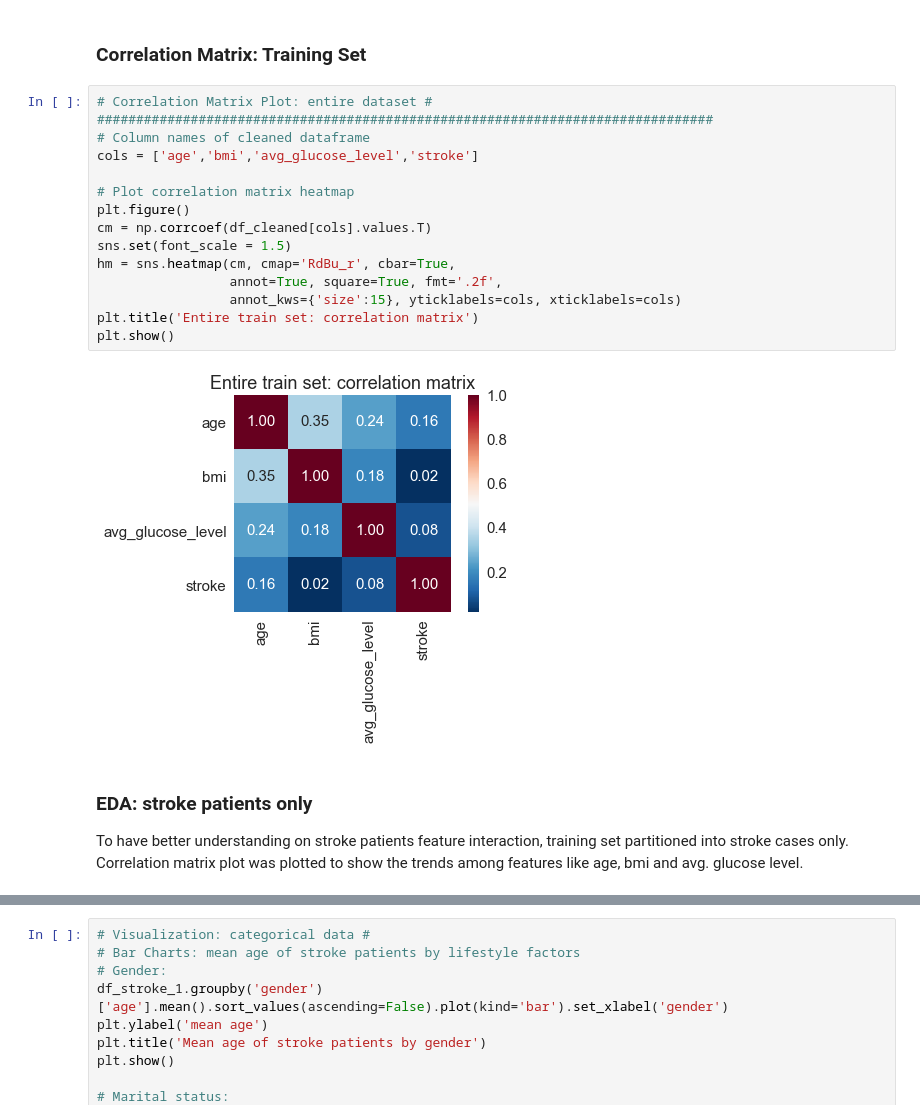
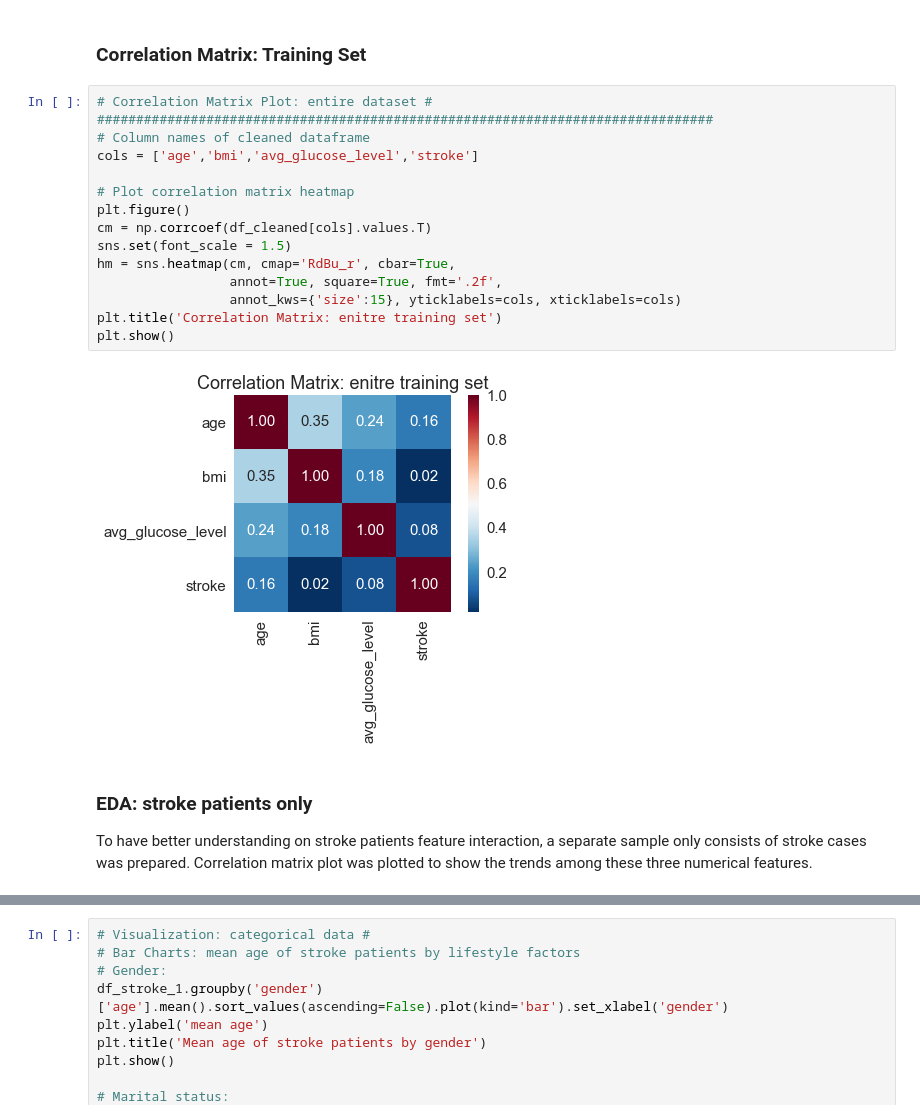
Before and after one commit to emgoh/capstone, a Jupyter notebook: capstone_codes/cp_stroke_tidy_notebook.ipynb, the cells around one changed output, grey strips where cells are left out. Saved outputs shown, nothing was run; the diff lists cells and outputs as text.

```diff
--- a/capstone_codes/cp_stroke_tidy_notebook.ipynb
+++ b/capstone_codes/cp_stroke_tidy_notebook.ipynb
@@ -425,24 +520,23 @@ plt.show()
 # %%
 # Correlation Matrix Plot: entire dataset #
 ###############################################################################
 # Column names of cleaned dataframe
 cols = ['age','bmi','avg_glucose_level','stroke']
 
 # Plot correlation matrix heatmap
 plt.figure()
 cm = np.corrcoef(df_cleaned[cols].values.T)
 sns.set(font_scale = 1.5)
 hm = sns.heatmap(cm, cmap='RdBu_r', cbar=True,
                  annot=True, square=True, fmt='.2f',
                  annot_kws={'size':15}, yticklabels=cols, xticklabels=cols)
-plt.title('Entire train set: correlation matrix')
+plt.title('Correlation Matrix: enitre training set')
 plt.show()
 # %% [output]
-[figure, old version]
+[figure, new version]
 # %% [markdown]
 ### EDA: stroke patients only ###
-To have better understanding on stroke patients feature interaction, training set partitioned into stroke cases only.
-Correlation matrix plot was plotted to show the trends among features like age, bmi and avg. glucose level.
+To have better understanding on stroke patients feature interaction, a separate sample only consists of stroke cases was prepared. Correlation matrix plot was plotted to show the trends among these three numerical features.
 # %%
 # Filtered dataframe by a stroke label: '0':non-stroke, '1':stroke #
 ###############################################################################
```
Also changed, not shown: parts of 59 cells of this notebook.
